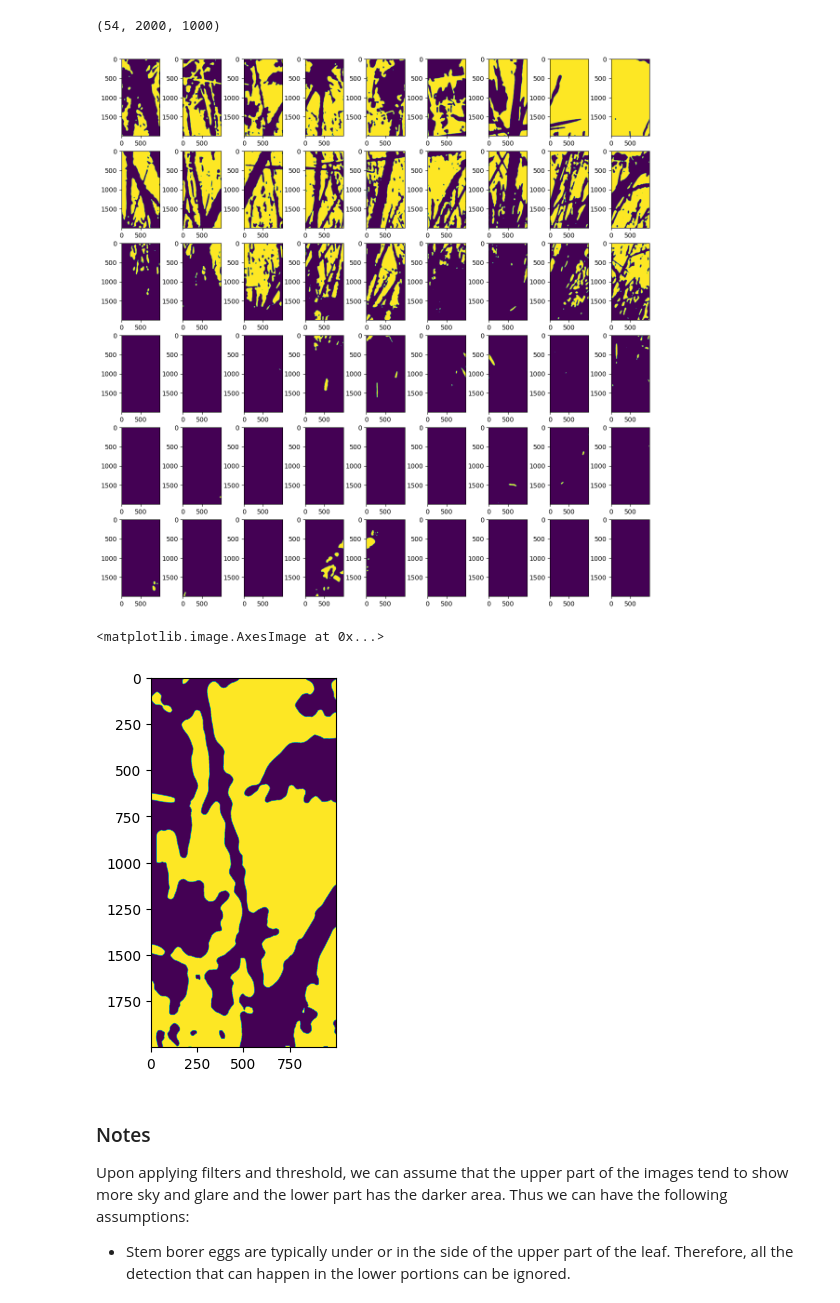
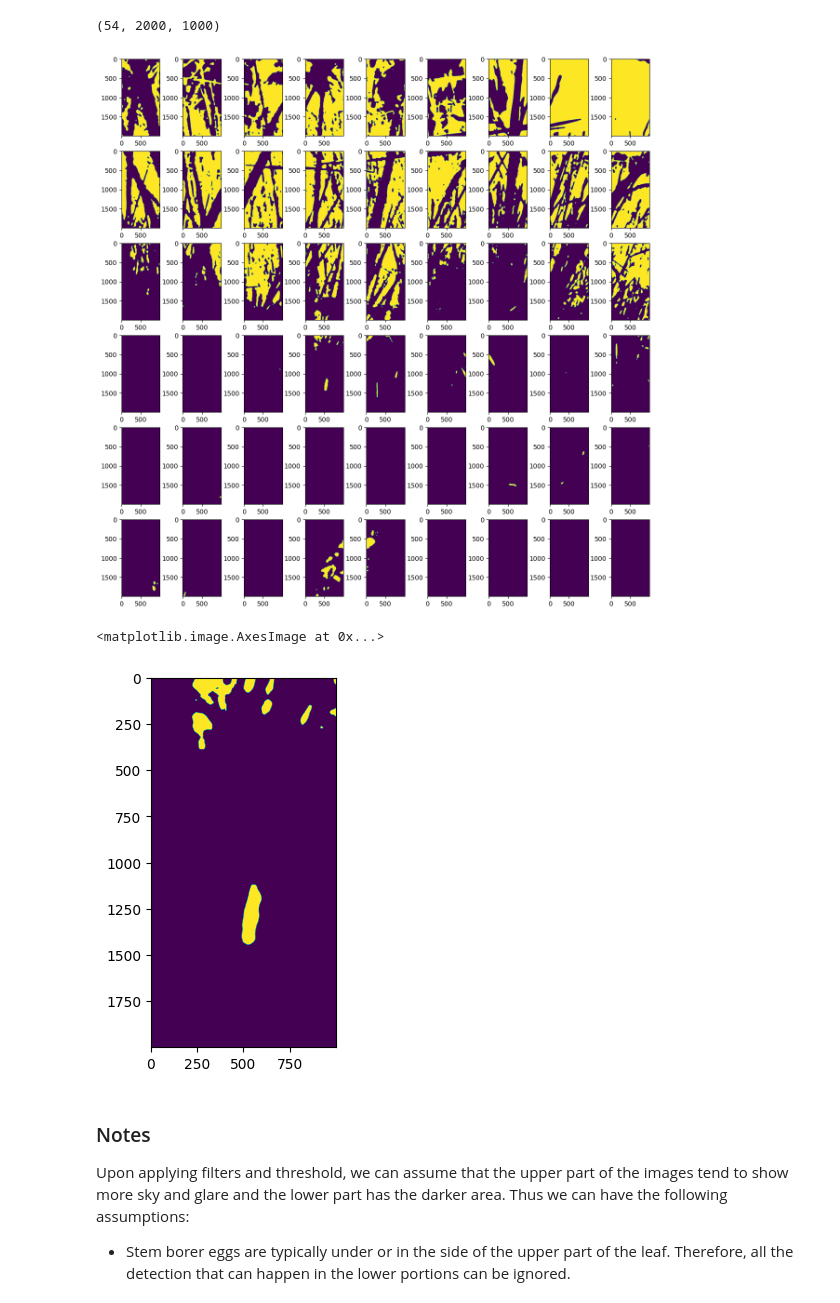
Before and after one commit to ninnzz/hs_research, a Jupyter notebook: rice_insect/image_segmentation.ipynb, the cells around one changed output. Saved outputs shown, nothing was run; the diff lists cells and outputs as text; code cells hidden in the pictures.

```diff
--- a/rice_insect/image_segmentation.ipynb
+++ b/rice_insect/image_segmentation.ipynb
@@ -97,11 +108,11 @@ mask.shape
 (54, 2000, 1000)
 # %%
 display_all(mask)
-plt.imshow(mask[2])
+plt.imshow(mask[30])
 # %% [output]
 [figure]
 <matplotlib.image.AxesImage at 0x...>
-[figure, old version]
+[figure, new version]
 # %% [markdown]
 ### Notes
 
```
Also changed, not shown: parts of 3 cells of this notebook.
